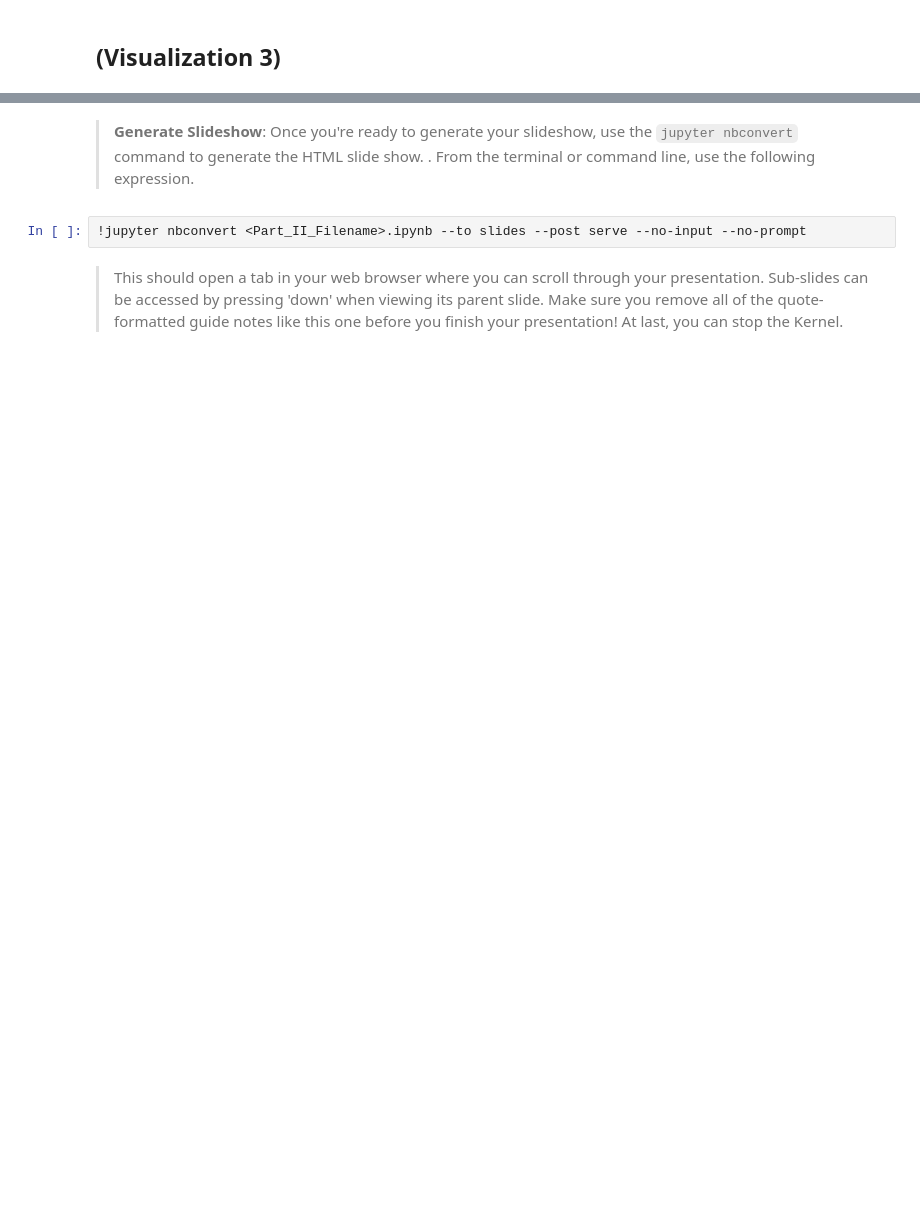
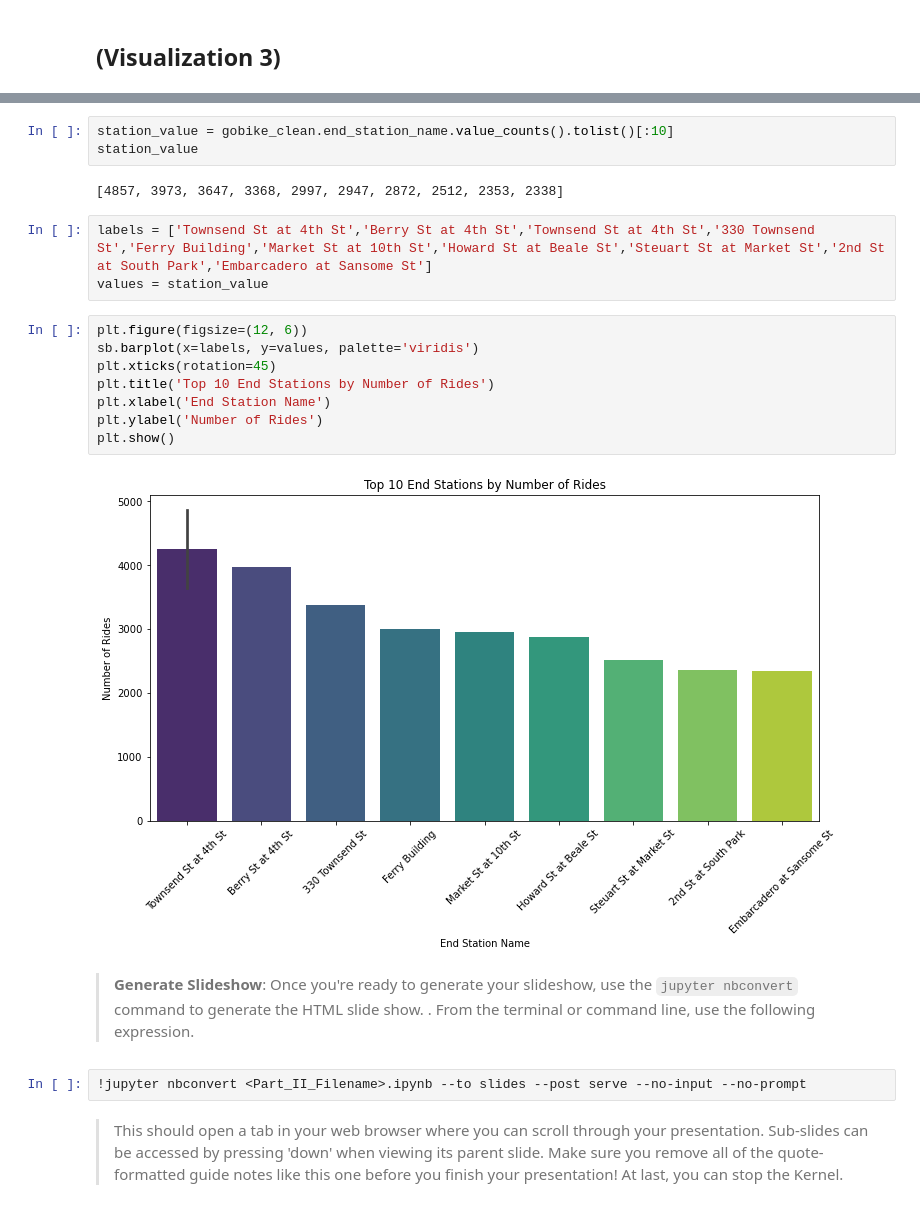
Before and after one commit to 86burke/DAND_Ford_GoBike_System, a Jupyter notebook: Part_II_slide_deck_template.ipynb, the cells around one changed output, grey strips where cells are left out. Drawn from its saved outputs; the diff is of its cells as text; blank space fills up the shorter version.

```diff
--- a/Part_II_slide_deck_template.ipynb
+++ b/Part_II_slide_deck_template.ipynb
@@ -104,3 +132,21 @@ TypeError: query() missing 1 required positional argument: 'expr'
+# %%
+station_value = gobike_clean.end_station_name.value_counts().tolist()[:10]
+station_value
+# %% [output]
+[4857, 3973, 3647, 3368, 2997, 2947, 2872, 2512, 2353, 2338]
+# %%
+labels = ['Townsend St at 4th St','Berry St at 4th St','Townsend St at 4th St','330 Townsend St','Ferry Building','Market St at 10th St','Howard St at Beale St','Steuart St at Market St','2nd St at South Park','Embarcadero at Sansome St']
+values = station_value
+# %%
+plt.figure(figsize=(12, 6))
+sb.barplot(x=labels, y=values, palette='viridis')
+plt.xticks(rotation=45)
+plt.title('Top 10 End Stations by Number of Rides')
+plt.xlabel('End Station Name')
+plt.ylabel('Number of Rides')
+plt.show()
+# %% [output]
+[figure, added]
 # %% [markdown]
 >**Generate Slideshow**: Once you're ready to generate your slideshow, use the `jupyter nbconvert` command to generate the HTML slide show. . From the terminal or command line, use the following expression.
 # %%
```
Also changed, not shown: parts of 4 cells of this notebook.
